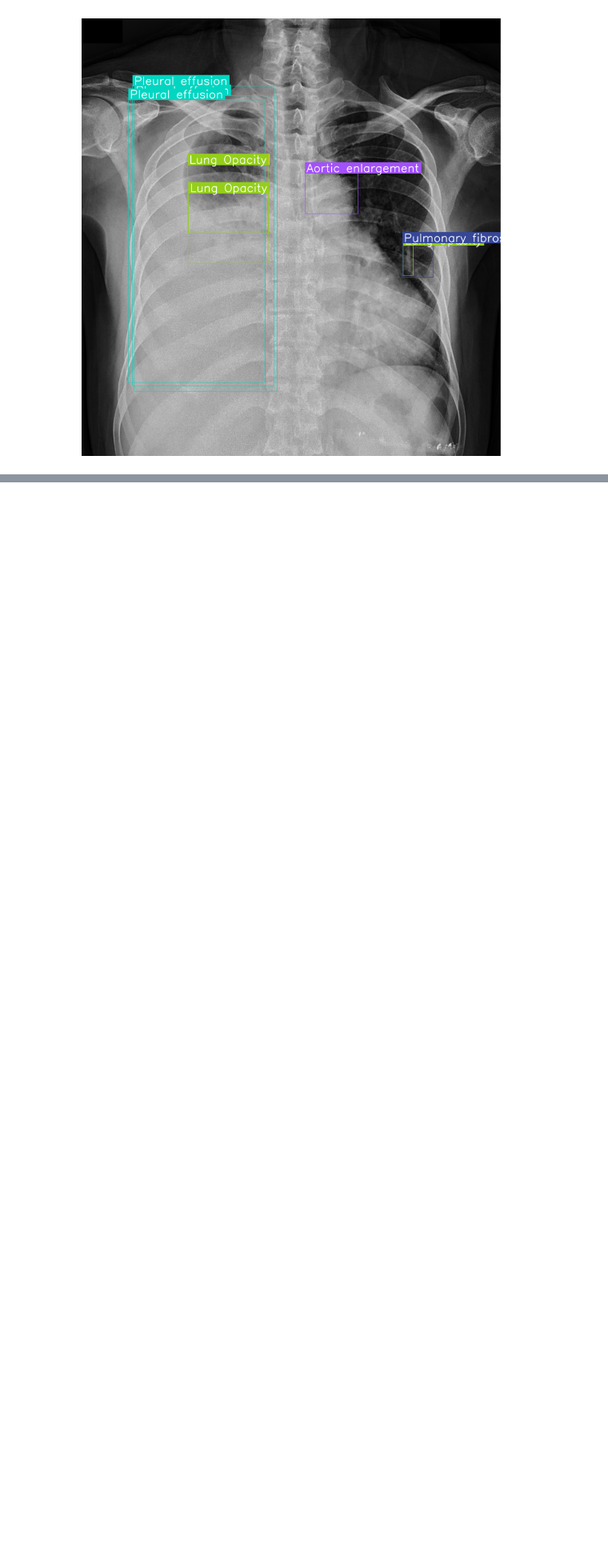
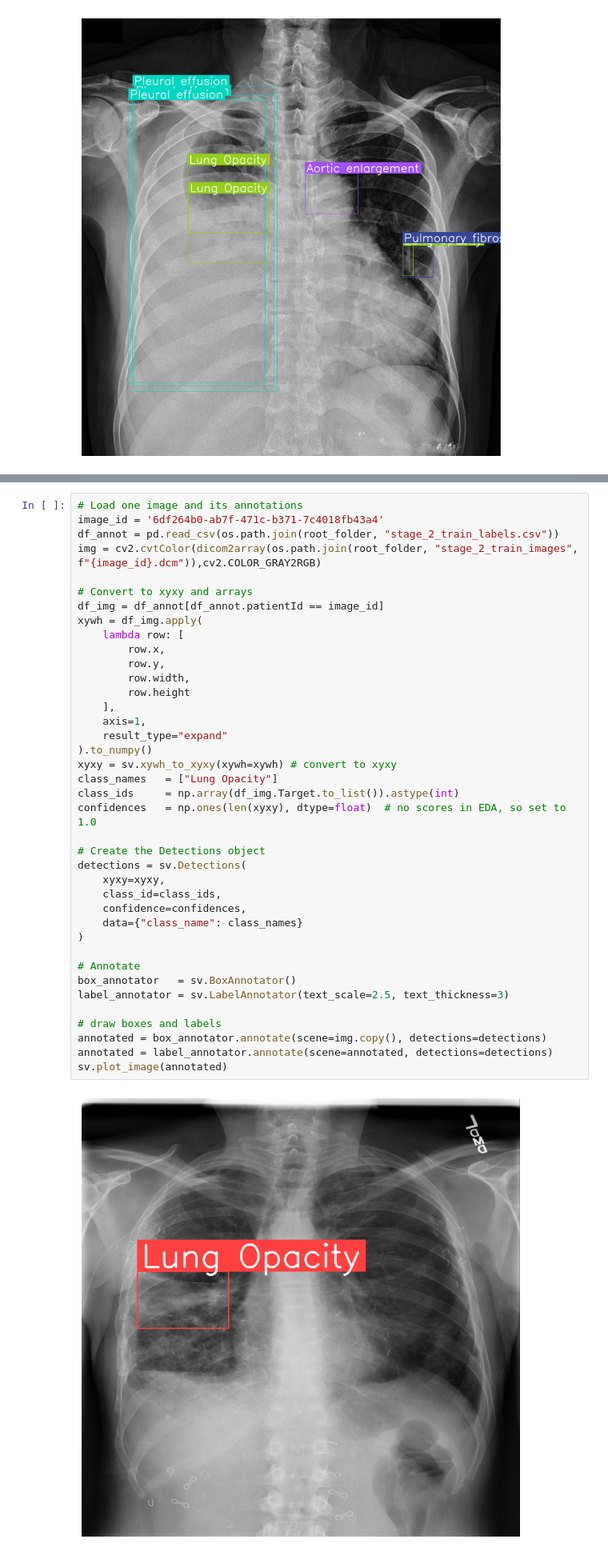
Before and after one commit to gary8564/rad_dino, a Jupyter notebook: notebooks/exploratory_data_analysis.ipynb, the cells around one changed output, grey strips where cells are left out. Shown at 80% size. Saved outputs shown, nothing was run; the diff lists cells and outputs as text; blank space fills up the shorter version.

```diff
--- a/notebooks/exploratory_data_analysis.ipynb
+++ b/notebooks/exploratory_data_analysis.ipynb
@@ -125,0 +157,41 @@ sv.plot_image(annotated)
+# %%
+# Load one image and its annotations
+image_id = '6df264b0-ab7f-471c-b371-7c4018fb43a4'
+df_annot = pd.read_csv(os.path.join(root_folder, "stage_2_train_labels.csv"))
+img = cv2.cvtColor(dicom2array(os.path.join(root_folder, "stage_2_train_images", f"{image_id}.dcm")),cv2.COLOR_GRAY2RGB)
+
+# Convert to xyxy and arrays
+df_img = df_annot[df_annot.patientId == image_id]
+xywh = df_img.apply(
+    lambda row: [
+        row.x,
+        row.y,
+        row.width,
+        row.height
+    ],
+    axis=1,
+    result_type="expand"
+).to_numpy()
+xyxy = sv.xywh_to_xyxy(xywh=xywh) # convert to xyxy
+class_names   = ["Lung Opacity"]
+class_ids     = np.array(df_img.Target.to_list()).astype(int)
+confidences   = np.ones(len(xyxy), dtype=float)  # no scores in EDA, so set to 1.0
+
+# Create the Detections object
+detections = sv.Detections(
+    xyxy=xyxy,
+    class_id=class_ids,
+    confidence=confidences,
+    data={"class_name": class_names}
+)
+
+# Annotate
+box_annotator   = sv.BoxAnnotator()
+label_annotator = sv.LabelAnnotator(text_scale=2.5, text_thickness=3)
+
+# draw boxes and labels
+annotated = box_annotator.annotate(scene=img.copy(), detections=detections)
+annotated = label_annotator.annotate(scene=annotated, detections=detections)
+sv.plot_image(annotated)
+# %% [output]
+[figure, added]
```
Also changed, not shown: parts of 16 cells of this notebook, 45 other files.
